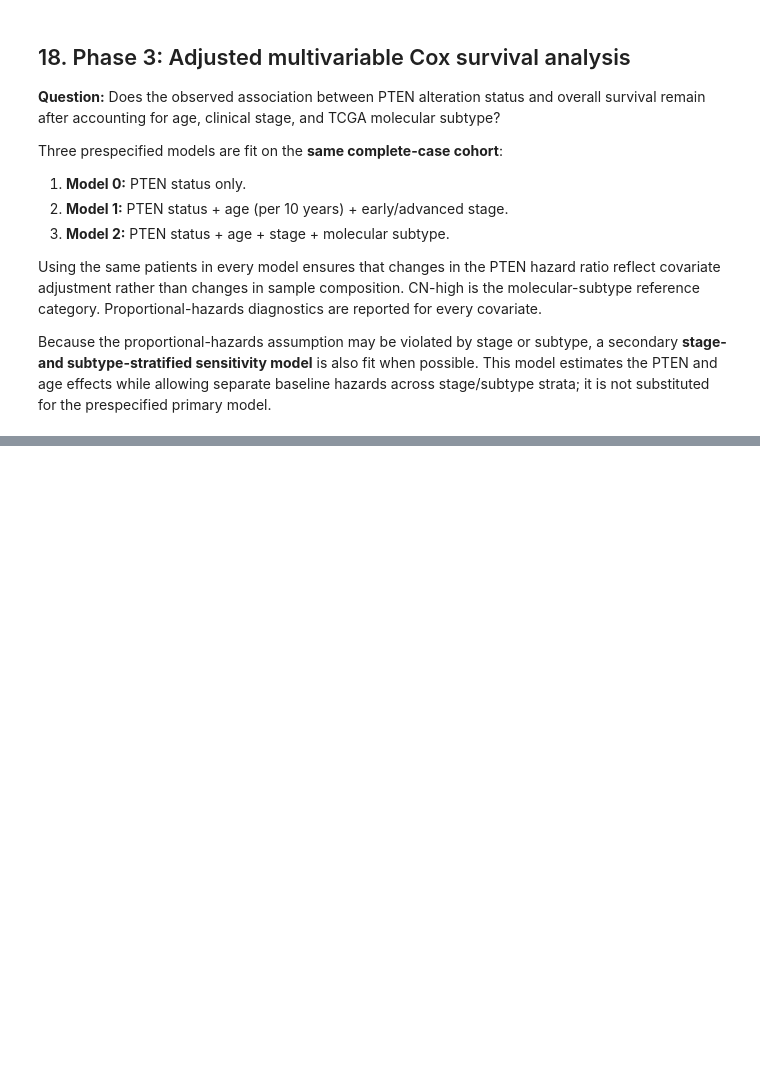
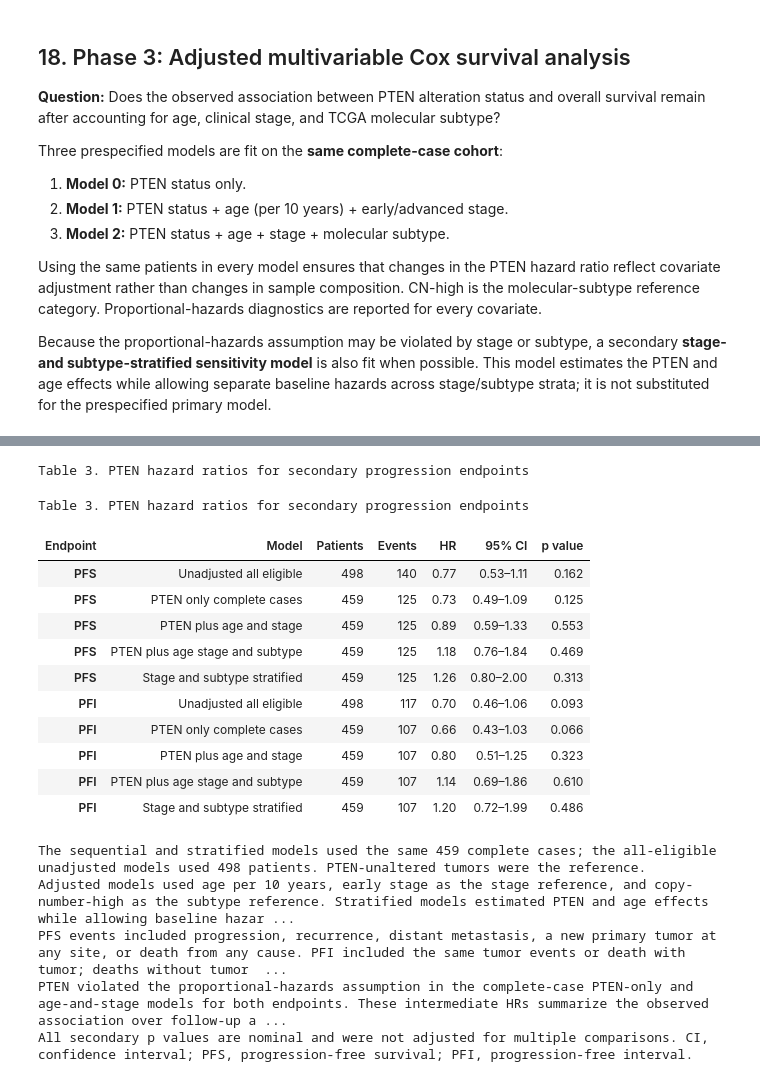
Before and after one commit to amoguskid/PTEN-UCEC-survival-analysis, a Jupyter notebook: PTEN_UCEC_OCSEF_master_notebook.ipynb, the cells around one changed output, grey strips where cells are left out. Drawn from its saved outputs; the diff is of its cells as text; code cells hidden in the pictures; blank space fills up the shorter version.

```diff
--- a/PTEN_UCEC_OCSEF_master_notebook.ipynb
+++ b/PTEN_UCEC_OCSEF_master_notebook.ipynb
@@ -1780,0 +2095,21 @@ runpy.run_path(PROJECT_ROOT / "ocsef_finalization.py", run_name="__main__")
+# %%
+display(HTML((REVISION_OUTPUTS / "tables/Table3.html").read_text()))
+# %% [output]
+Table 3. PTEN hazard ratios for secondary progression endpoints
+Table 3. PTEN hazard ratios for secondary progression endpoints
+| Endpoint | Model | Patients | Events | HR | 95% CI | p value |
+| PFS | Unadjusted all eligible | 498 | 140 | 0.77 | 0.53–1.11 | 0.162 |
+| PFS | PTEN only complete cases | 459 | 125 | 0.73 | 0.49–1.09 | 0.125 |
+| PFS | PTEN plus age and stage | 459 | 125 | 0.89 | 0.59–1.33 | 0.553 |
+| PFS | PTEN plus age stage and subtype | 459 | 125 | 1.18 | 0.76–1.84 | 0.469 |
+| PFS | Stage and subtype stratified | 459 | 125 | 1.26 | 0.80–2.00 | 0.313 |
+| PFI | Unadjusted all eligible | 498 | 117 | 0.70 | 0.46–1.06 | 0.093 |
+| PFI | PTEN only complete cases | 459 | 107 | 0.66 | 0.43–1.03 | 0.066 |
+| PFI | PTEN plus age and stage | 459 | 107 | 0.80 | 0.51–1.25 | 0.323 |
+| PFI | PTEN plus age stage and subtype | 459 | 107 | 1.14 | 0.69–1.86 | 0.610 |
+| PFI | Stage and subtype stratified | 459 | 107 | 1.20 | 0.72–1.99 | 0.486 |
+The sequential and stratified models used the same 459 complete cases; the all-eligible unadjusted models used 498 patients. PTEN-unaltered tumors were the reference.
+Adjusted models used age per 10 years, early stage as the stage reference, and copy-number-high as the subtype reference. Stratified models estimated PTEN and age effects while allowing baseline hazar ...
+PFS events included progression, recurrence, distant metastasis, a new primary tumor at any site, or death from any cause. PFI included the same tumor events or death with tumor; deaths without tumor  ...
+PTEN violated the proportional-hazards assumption in the complete-case PTEN-only and age-and-stage models for both endpoints. These intermediate HRs summarize the observed association over follow-up a ...
+All secondary p values are nominal and were not adjusted for multiple comparisons. CI, confidence interval; PFS, progression-free survival; PFI, progression-free interval.
```
Also changed, not shown: parts of 27 cells of this notebook, 39 other files.
